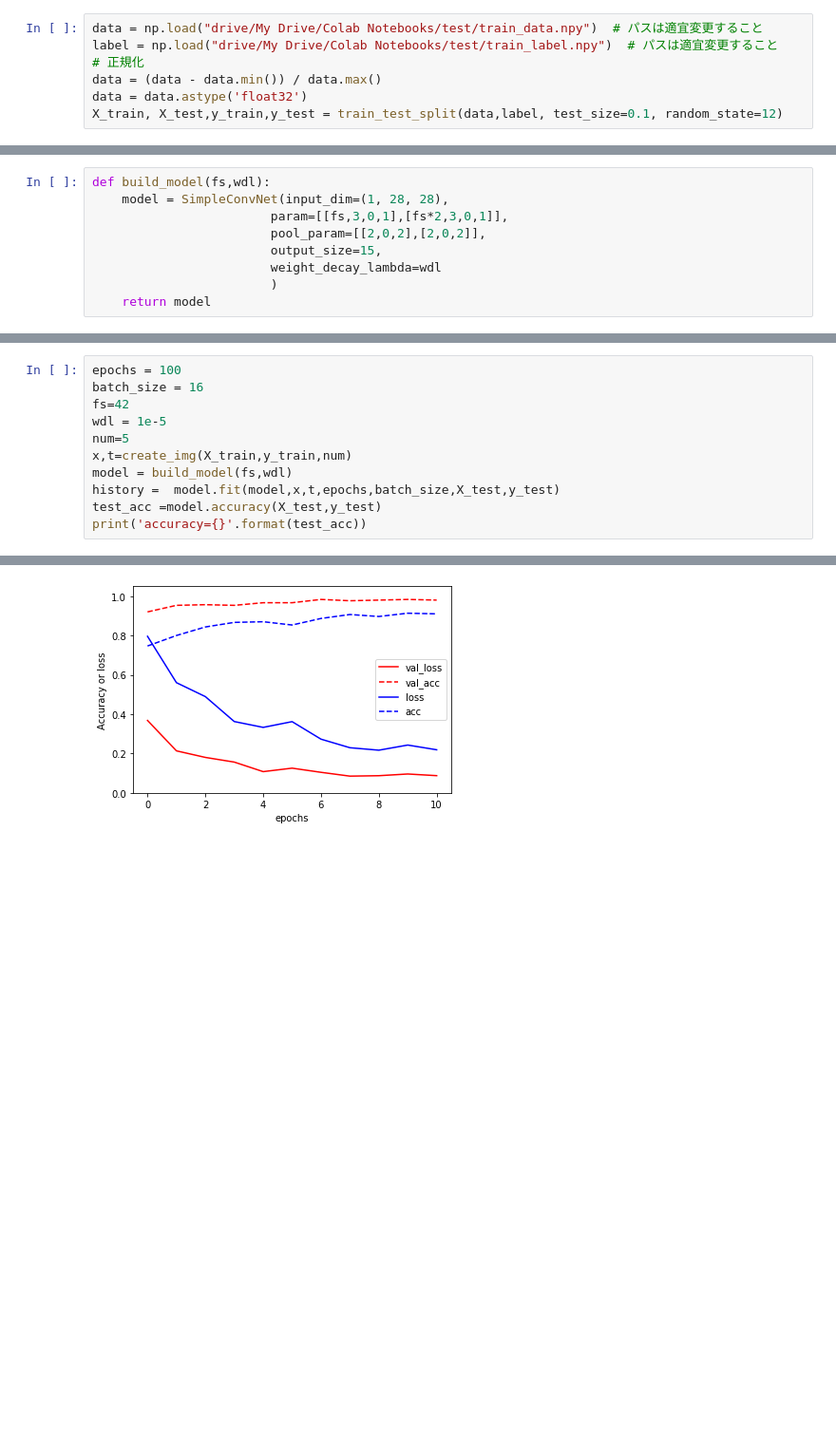
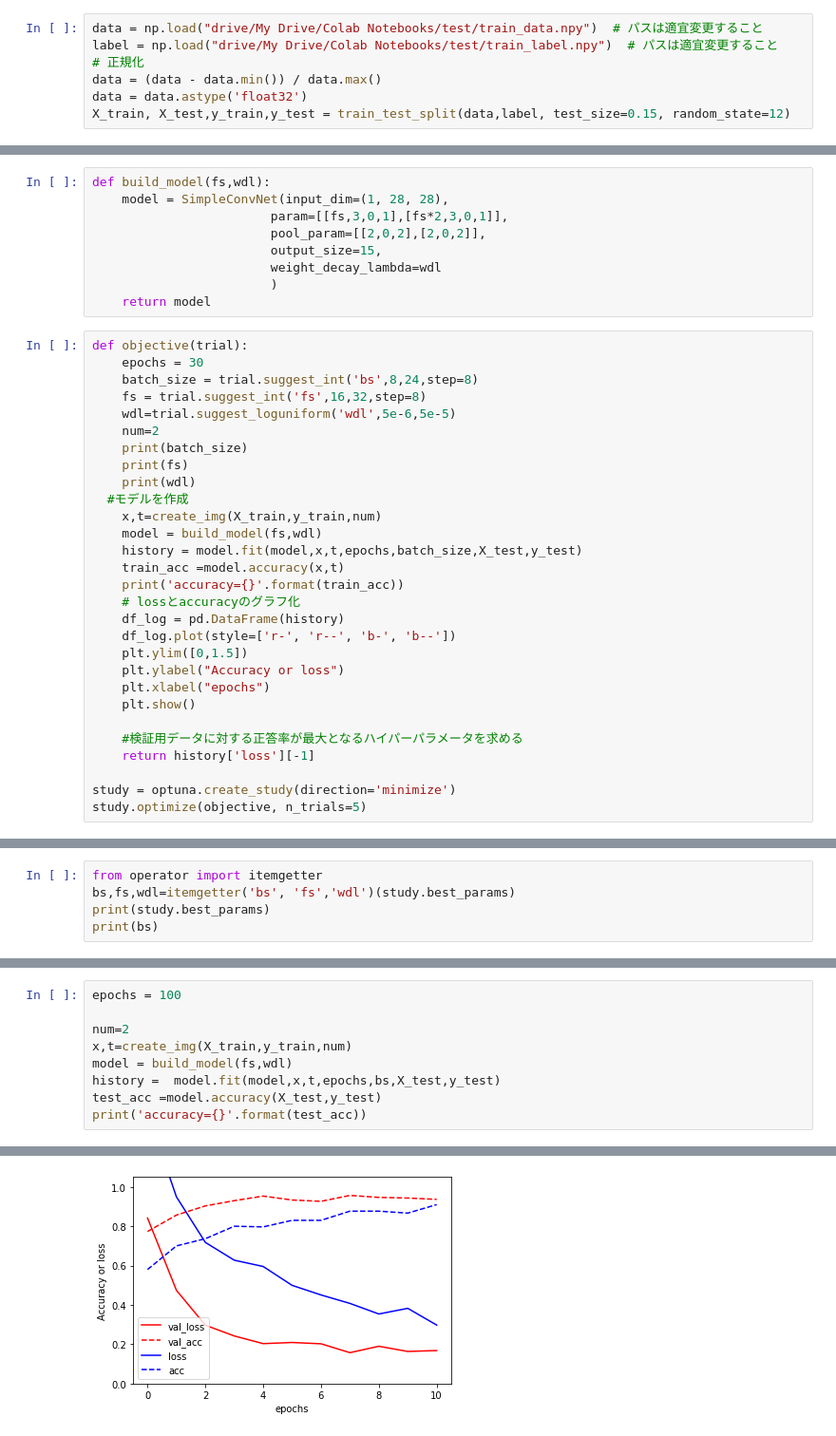
Before and after one commit to edegp/katakana, a Jupyter notebook: VGG(4)_(1).ipynb, the cells around one changed output, grey strips where cells are left out. Shown: that part at 95% size. Drawn from its saved outputs; the diff is of its cells as text; blank space fills up the shorter version.

```diff
--- a/VGG(4)_(1).ipynb
+++ b/VGG(4)_(1).ipynb
@@ -122,7 +122,7 @@ label = np.load("drive/My Drive/Colab Notebooks/test/train_label.npy")  # パス
 # 正規化
 data = (data - data.min()) / data.max()
 data = data.astype('float32')
-X_train, X_test,y_train,y_test = train_test_split(data,label, test_size=0.1, random_state=12)
+X_train, X_test,y_train,y_test = train_test_split(data,label, test_size=0.15, random_state=12)
 # %%
 class SimpleConvNet:
     def __init__(self, input_dim=(1, 28, 28),
@@ -296,3 +296,32 @@ def build_model(fs,wdl):
                         weight_decay_lambda=wdl
                         )
     return model
+# %%
+def objective(trial):
+    epochs = 30
+    batch_size = trial.suggest_int('bs',8,24,step=8)
+    fs = trial.suggest_int('fs',16,32,step=8)
+    wdl=trial.suggest_loguniform('wdl',5e-6,5e-5)
+    num=2
+    print(batch_size)
+    print(fs)
+    print(wdl)
+  #モデルを作成
+    x,t=create_img(X_train,y_train,num)
+    model = build_model(fs,wdl)
+    history = model.fit(model,x,t,epochs,batch_size,X_test,y_test)
+    train_acc =model.accuracy(x,t)
+    print('accuracy={}'.format(train_acc))
+    # lossとaccuracyのグラフ化
+    df_log = pd.DataFrame(history)
+    df_log.plot(style=['r-', 'r--', 'b-', 'b--'])
+    plt.ylim([0,1.5])
+    plt.ylabel("Accuracy or loss")
+    plt.xlabel("epochs")
+    plt.show()
+
+    #検証用データに対する正答率が最大となるハイパーパラメータを求める
+    return history['loss'][-1]
+
+study = optuna.create_study(direction='minimize')
+study.optimize(objective, n_trials=5)
@@ -298,0 +347,5 @@ def build_model(fs,wdl):
+# %%
+from operator import itemgetter
+bs,fs,wdl=itemgetter('bs', 'fs','wdl')(study.best_params)
+print(study.best_params)
+print(bs)
@@ -299,12 +355,10 @@ def build_model(fs,wdl):
 # %%
 epochs = 100
-batch_size = 16
-fs=42
-wdl = 1e-5
-num=5
+
+num=2
 x,t=create_img(X_train,y_train,num)
 model = build_model(fs,wdl)
-history =  model.fit(model,x,t,epochs,batch_size,X_test,y_test)
+history =  model.fit(model,x,t,epochs,bs,X_test,y_test)
 test_acc =model.accuracy(X_test,y_test)
 print('accuracy={}'.format(test_acc))
 # %% [output]
@@ -313,13 +367,13 @@ print('accuracy={}'.format(test_acc))
 epoch=0:
 epoch=1:
 epoch=2:
 epoch=3:
 epoch=4:
 epoch=5:
 epoch=6:
 epoch=7:
 epoch=8:
 epoch=9:
 epoch=10:
-[figure, old version]
+[figure, new version]
 ... (93 outputs left out)
```
Also changed, not shown: parts of 8 cells of this notebook.
